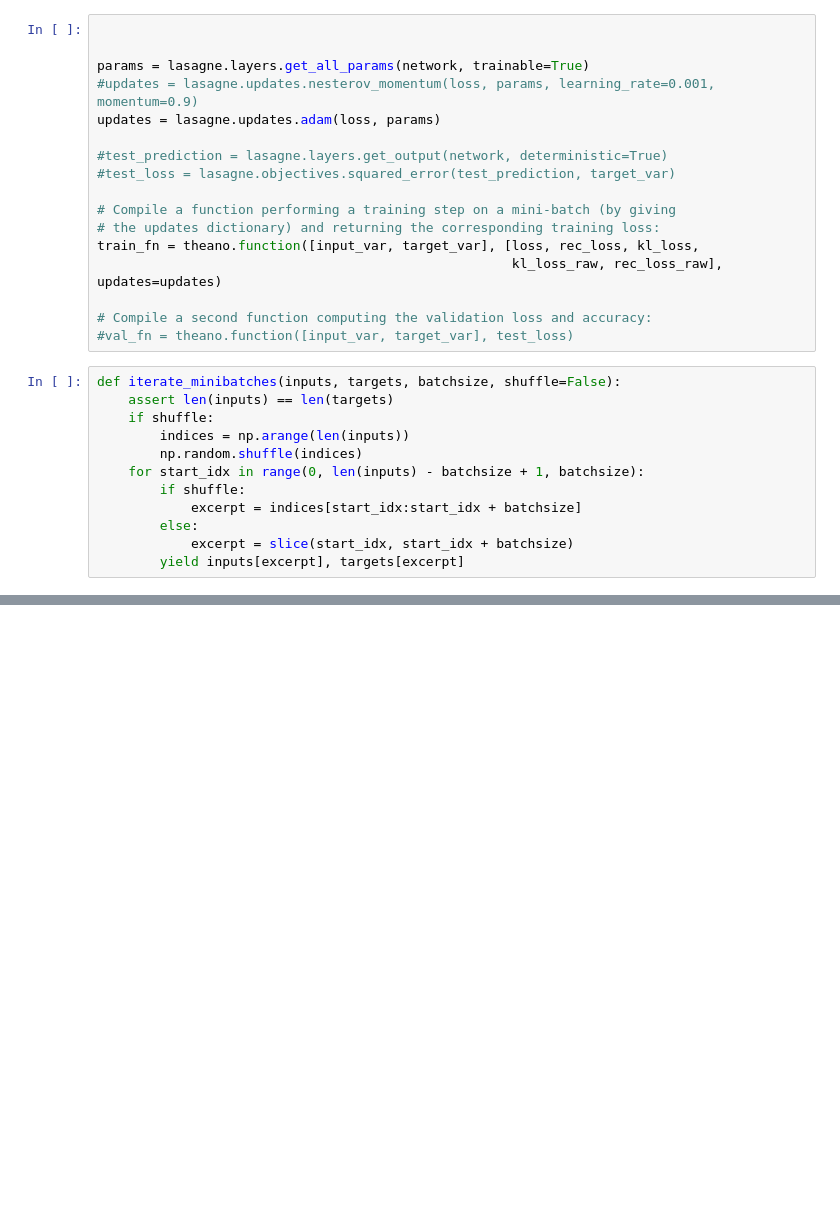
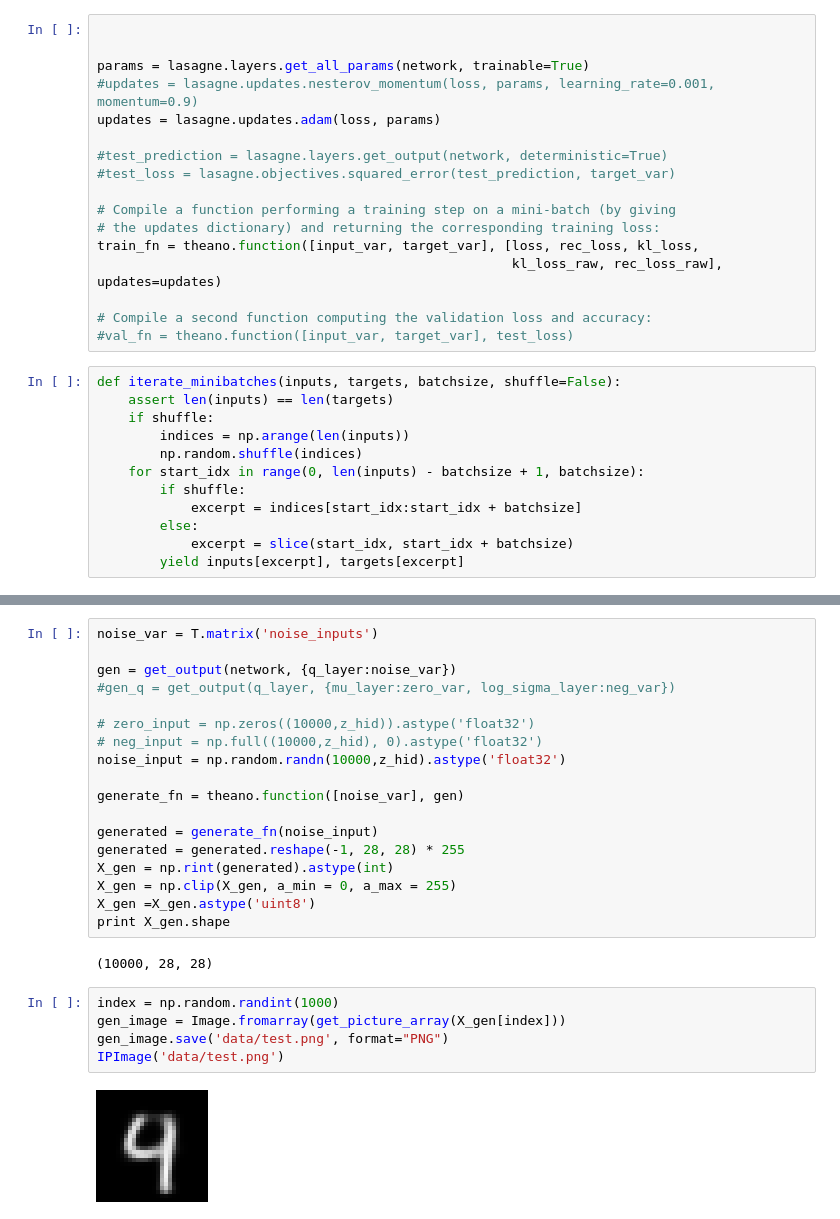
Before and after one commit to mikesj-public/convolutional_variational_autoencoder, a Jupyter notebook: convolutional_vae.ipynb, the cells around one changed output, grey strips where cells are left out. Saved outputs shown, nothing was run; the diff lists cells and outputs as text; blank space fills up the shorter version.

```diff
--- a/convolutional_vae.ipynb
+++ b/convolutional_vae.ipynb
@@ -343,0 +346,27 @@ IPImage('montage.png')
+# %%
+noise_var = T.matrix('noise_inputs')
+
+gen = get_output(network, {q_layer:noise_var})
+#gen_q = get_output(q_layer, {mu_layer:zero_var, log_sigma_layer:neg_var})
+
+# zero_input = np.zeros((10000,z_hid)).astype('float32')
+# neg_input = np.full((10000,z_hid), 0).astype('float32')
+noise_input = np.random.randn(10000,z_hid).astype('float32')
+
+generate_fn = theano.function([noise_var], gen)
+
+generated = generate_fn(noise_input)
+generated = generated.reshape(-1, 28, 28) * 255
+X_gen = np.rint(generated).astype(int)
+X_gen = np.clip(X_gen, a_min = 0, a_max = 255)
+X_gen =X_gen.astype('uint8')
+print X_gen.shape
+# %% [output]
+(10000, 28, 28)
+# %%
+index = np.random.randint(1000)
+gen_image = Image.fromarray(get_picture_array(X_gen[index]))
+gen_image.save('data/test.png', format="PNG")
+IPImage('data/test.png')
+# %% [output]
+[figure, added]
```
Also changed, not shown: parts of 19 cells of this notebook, 1 other file.
